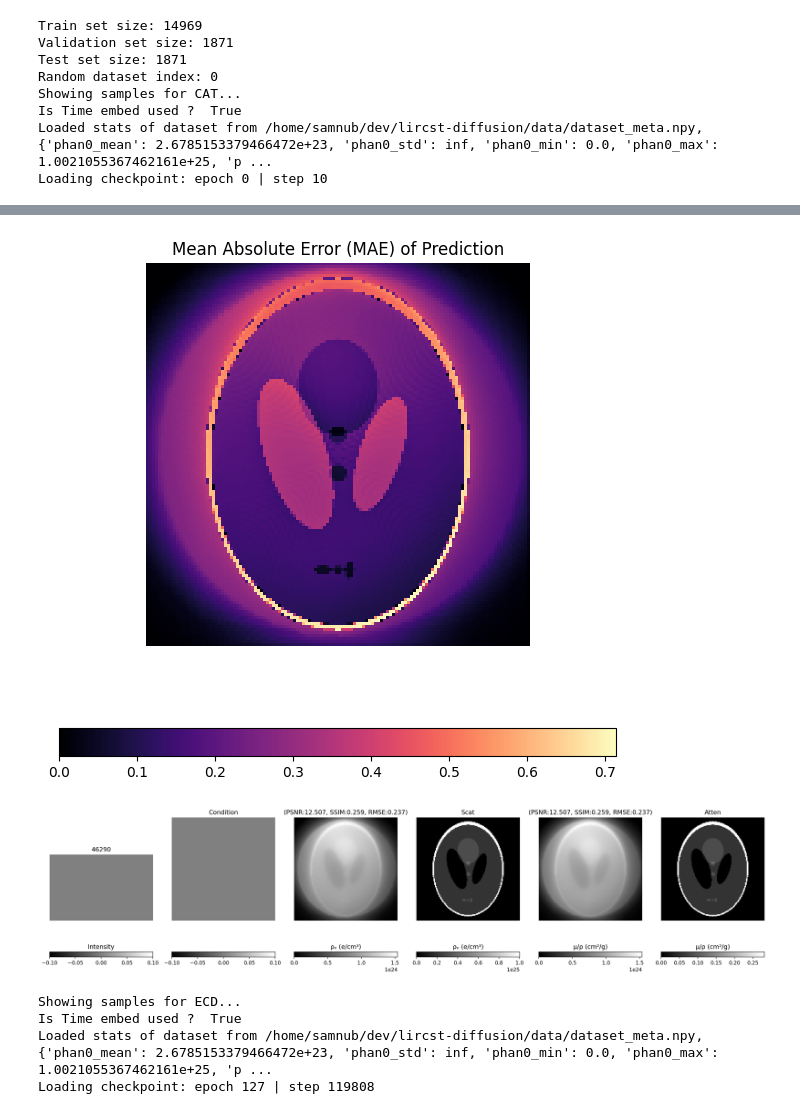
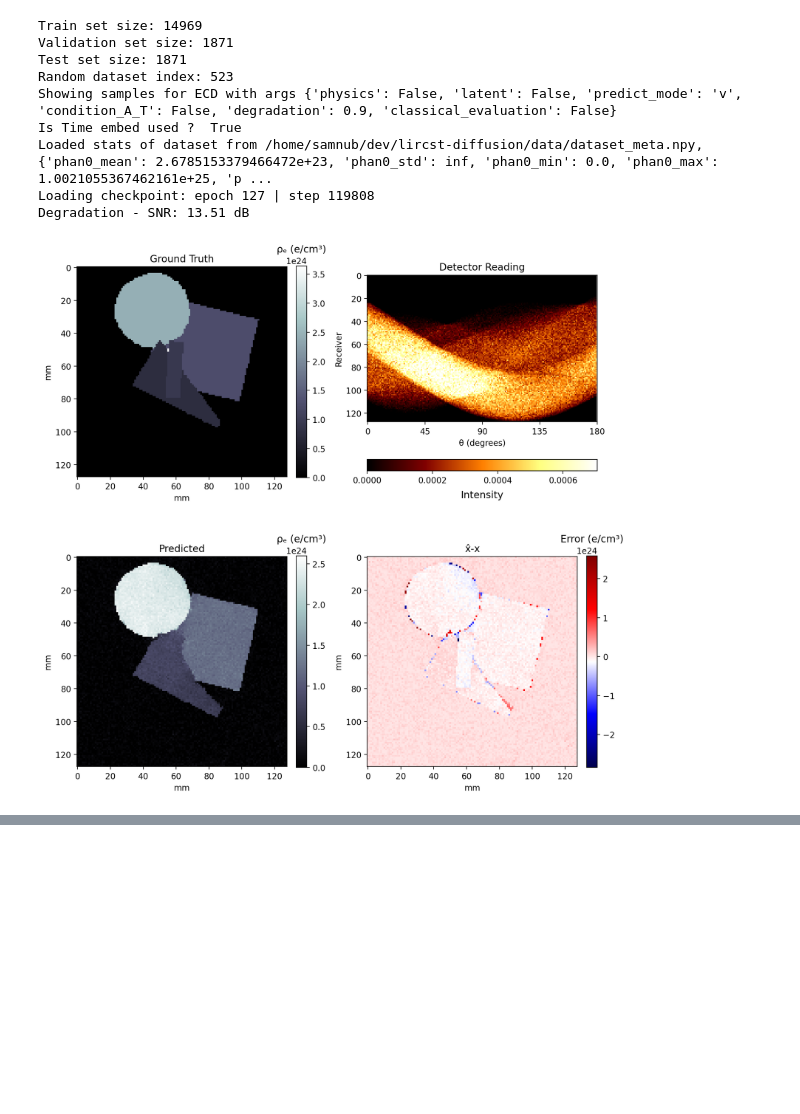
Before and after one commit to samuelnub/lircst-diffusion, a Jupyter notebook: src/infer.ipynb, the cells around one changed output, grey strips where cells are left out. Saved outputs shown, nothing was run; the diff lists cells and outputs as text; code cells hidden in the pictures; blank space fills up the shorter version.

Commit message:
Some changes to visualisation and how eval stats are collected (per sample option)

```diff
--- a/src/infer.ipynb
+++ b/src/infer.ipynb
@@ -10,7 +10,7 @@ from encoded_conditional_diffusion import ECDiffusion
 from util import get_latest_ckpt, get_dataset, model_args, get_toy_dataset
 
 dataset_train, dataset_valid, dataset_test = get_dataset()
-dataset_test = get_toy_dataset()
+# dataset_test = get_toy_dataset() # for Shepp-Logan and other toy datasets
 
 def show_samples(model: ECDiffusion, dataset_idx: int|None=None, num_samples=1):
     phan, sino, phan_id = dataset_test[np.random.randint(0, len(dataset_test)) if dataset_idx is None else dataset_idx]
@@ -18,35 +18,38 @@ def show_samples(model: ECDiffusion, dataset_idx: int|None=None, num_samples=1):
 
     batch_input = (torch.stack(num_samples*[phan]).cuda(),
                    torch.stack(num_samples*[sino]).cuda(),
                    num_samples*[phan_id])
 
     model.loss_evaluation(
         batch=batch_input,
         batch_idx=0,
     to_print=True,
     )
 
-random_idx = np.random.randint(0, len(dataset_test))
+random_idx = 523# np.random.randint(0, len(dataset_test))
+# Cool ones: 357 83 768 562 1160 1177 523 94 243 1555 1094 927 221 1500 1334 1865 1362 988 1189 195 252
 print(f"Random dataset index: {random_idx}")
 
 for name, model_arg in model_args.items():
-    print(f"Showing samples for {name}...")
+    print(f"Showing samples for {name} with args {model_arg}")
 
     model = ECDiffusion.load_from_checkpoint(
         get_latest_ckpt(name)[0],
         **model_arg,
         train_dataset=dataset_train,
         valid_dataset=dataset_valid,
         test_dataset=dataset_test,
     ).cuda()
 
     show_samples(model, dataset_idx=random_idx)
 # %% [output]
 Train set size: 14969
 Validation set size: 1871
 Test set size: 1871
-Random dataset index: 0
-Showing samples for CAT...
+Random dataset index: 523
+Showing samples for ECD with args {'physics': False, 'latent': False, 'predict_mode': 'v', 'condition_A_T': False, 'degradation': 0.9, 'classical_evaluation': False}
 Is Time embed used ?  True
 Loaded stats of dataset from /home/samnub/dev/lircst-diffusion/data/dataset_meta.npy, {'phan0_mean': 2.6785153379466472e+23, 'phan0_std': inf, 'phan0_min': 0.0, 'phan0_max': 1.0021055367462161e+25, 'p ...
-Loading checkpoint: epoch 0 | step 10
+Loading checkpoint: epoch 127 | step 119808
+Degradation - SNR: 13.51 dB
+[figure, new version]
@@ -54,6 +56,0 @@ Loading checkpoint: epoch 0 | step 10
-[figure, old version]
-[figure, removed]
-Showing samples for ECD...
-Is Time embed used ?  True
-Loaded stats of dataset from /home/samnub/dev/lircst-diffusion/data/dataset_meta.npy, {'phan0_mean': 2.6785153379466472e+23, 'phan0_std': inf, 'phan0_min': 0.0, 'phan0_max': 1.0021055367462161e+25, 'p ...
-Loading checkpoint: epoch 127 | step 119808
```
Also changed, not shown: parts of 1 cell of this notebook, 3 other files.
